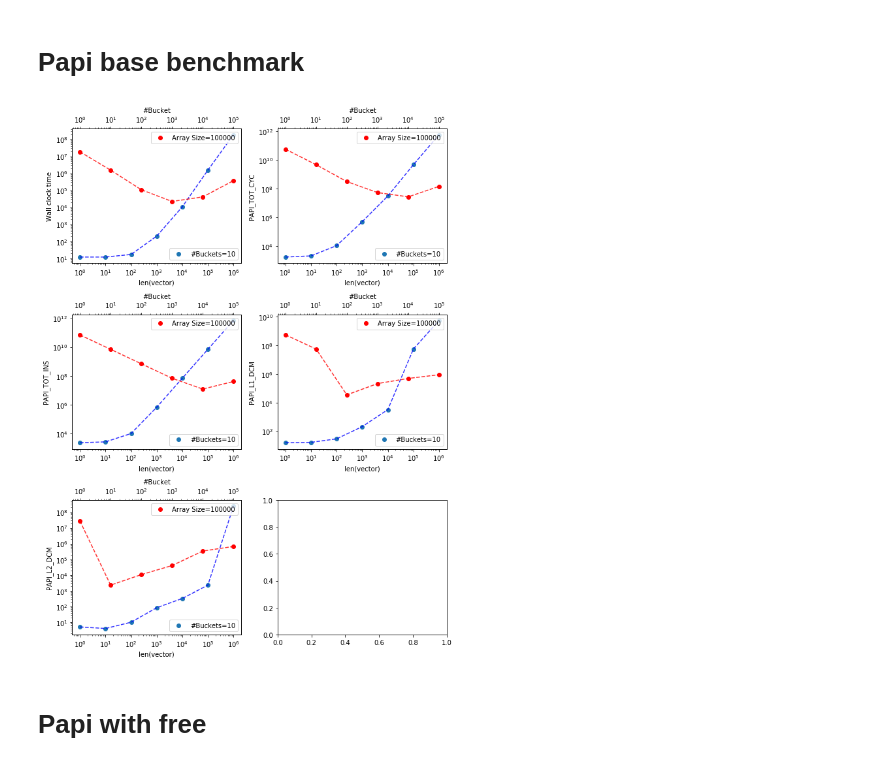
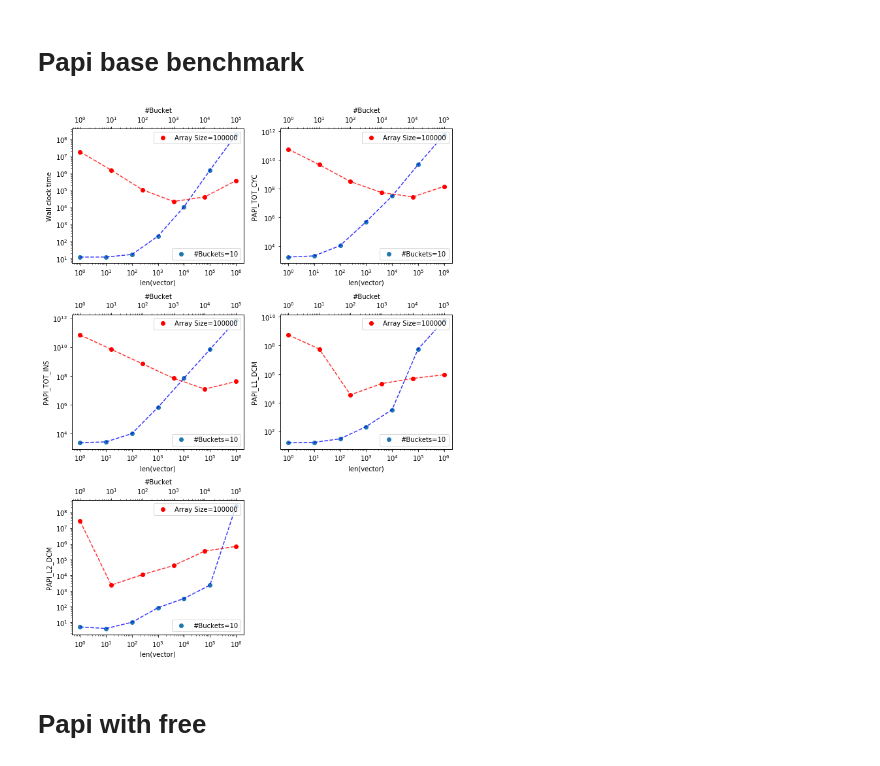
Before and after one commit to mcpeixoto/Parallel-Computing-Project, a Jupyter notebook: graficos2.ipynb, the cells around one changed output. Cells and saved outputs as stored; diff of their text form; code cells hidden in the pictures.

```diff
--- a/graficos2.ipynb
+++ b/graficos2.ipynb
@@ -100,6 +100,9 @@ def plot_papi_data(data1, data2, name, num_cols=2, interpolation=False, log_scal
               # Legend
               ax2.legend(loc='upper right')
 
+       row, col = int(i/num_cols), i%num_cols
+       ax = axis[row, col]
+       fig.delaxes(ax)
 
        # TIGHT!
        plt.tight_layout()
@@ -111,10 +114,10 @@ def plot_papi_data(data1, data2, name, num_cols=2, interpolation=False, log_scal
 # Papi base benchmark
 # %%
 plot_papi_data('data/sequential_PAPI_fixed_num_buckets_10.txt',
-'data/sequential_PAPI_fixed_tam_buckets_10000.txt',
+'data/sequential_PAPI_fixed_tam_buckets_100000.txt',
 name='sequential_PAPI.png', interpolation=True)
 # %% [output]
-[figure, old version]
+[figure, new version]
 # %% [markdown]
 # Papi with free
 # %%
```
Also changed, not shown: parts of 8 cells of this notebook.
